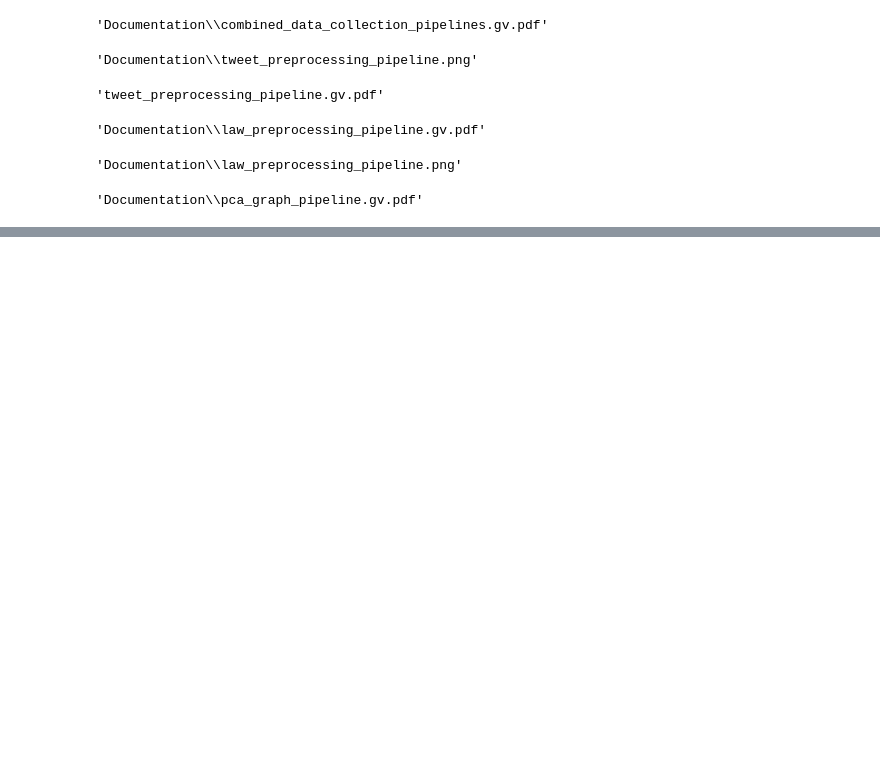
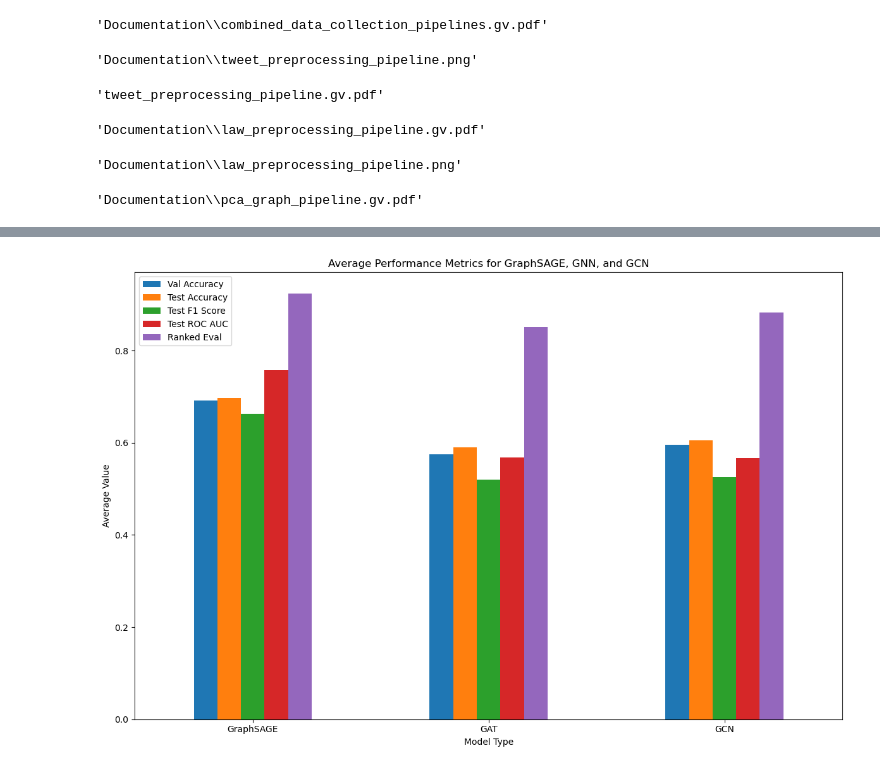
Before and after one commit to Pi314fun/SentimentOfLegislation, a Jupyter notebook: PipeLine.ipynb, the cells around one changed output, grey strips where cells are left out. Drawn from its saved outputs; the diff is of its cells as text; code cells hidden in the pictures; blank space fills up the shorter version.

```diff
--- a/PipeLine.ipynb
+++ b/PipeLine.ipynb
@@ -657,0 +780,39 @@ dot.render('Documentation/pca_graph_pipeline.gv', view=True)
+# %%
+import pandas as pd
+import matplotlib.pyplot as plt
+
+# Load the Excel file
+file_path = 'Models/all_results.xlsx'
+df = pd.read_excel(file_path)
+
+# Extract the model types from the 'I' column
+df['Model'] = df['Experiment'].apply(lambda x: x.split('_')[0])
+
+# Define the metrics we are interested in
+metrics = ['Val Accuracy', 'Test Accuracy', 'Test F1 Score',
+           'Test ROC AUC', 'Ranked Eval']
+
+# Initialize a dictionary to store the averages
+average_metrics = {metric: [] for metric in metrics}
+model_types = ['GraphSAGE', 'GAT', 'GCN']
+
+# Calculate the average metrics for each model type
+for model in model_types:
+    model_df = df[df['Model'] == model]
+    for metric in metrics:
+        average_metrics[metric].append(model_df[metric].mean())
+
+# Create a DataFrame for the averaged metrics
+average_metrics_df = pd.DataFrame(average_metrics, index=model_types)
+
+# Plot the results
+average_metrics_df.plot(kind='bar', figsize=(12, 8))
+plt.title('Average Performance Metrics for GraphSAGE, GNN, and GCN')
+plt.ylabel('Average Value')
+plt.xlabel('Model Type')
+plt.xticks(rotation=0)
+plt.legend(loc='upper left')
+plt.tight_layout()
+plt.show()
+# %% [output]
+[figure, added]
```
Also changed, not shown: parts of 2 cells of this notebook.
